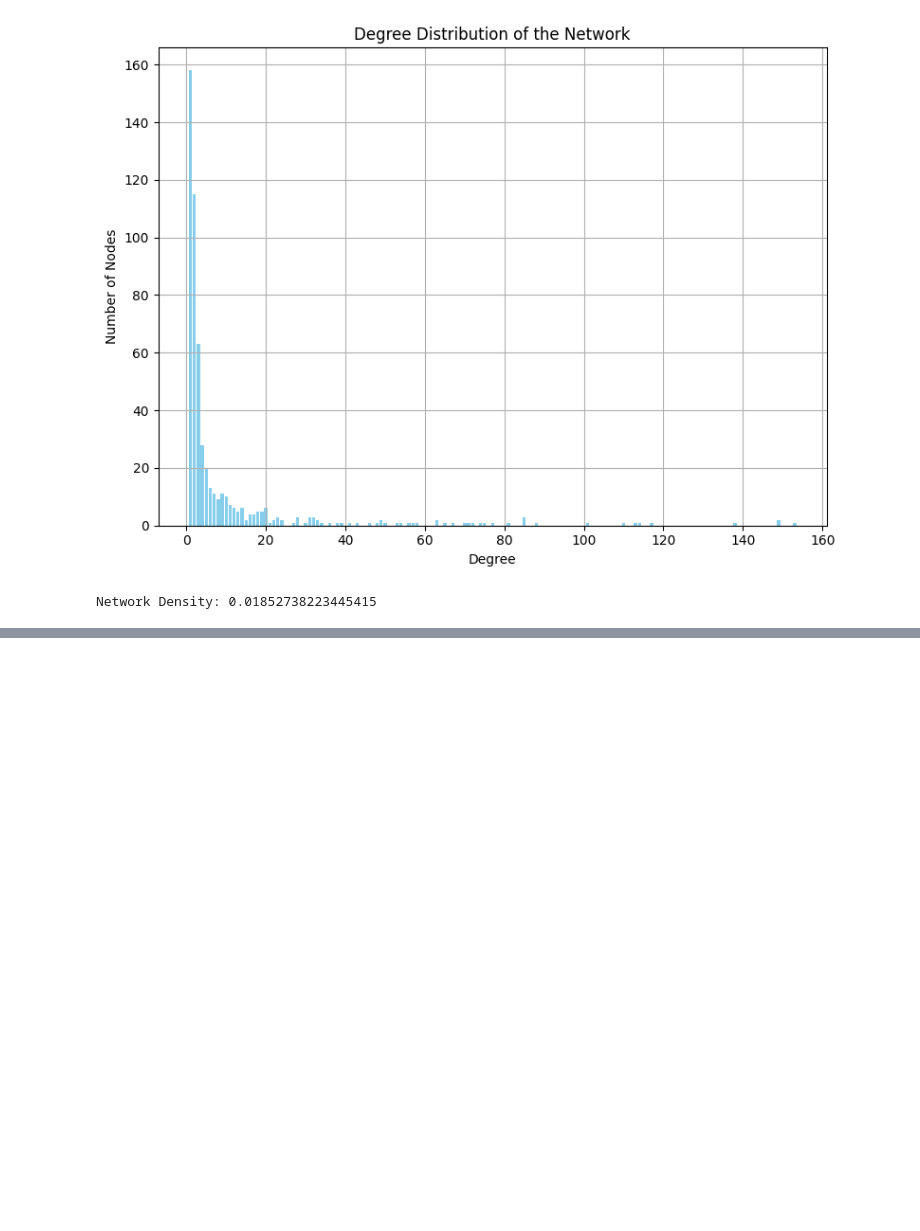
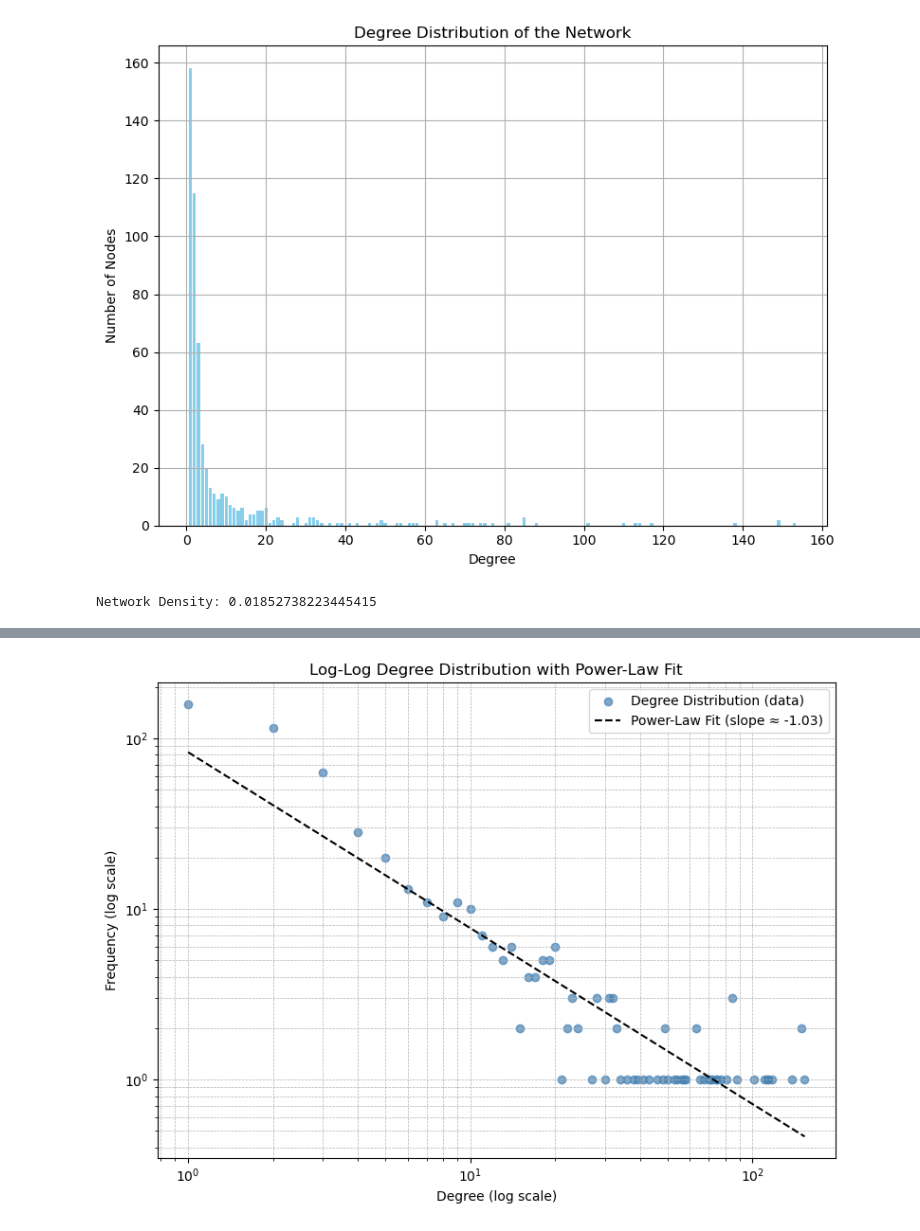
Before and after one commit to NeplayGames/ComplexNetwork, a Jupyter notebook: FinalProject.ipynb, the cells around one changed output, grey strips where cells are left out. Drawn from its saved outputs; the diff is of its cells as text; code cells hidden in the pictures; blank space fills up the shorter version.

```diff
--- a/FinalProject.ipynb
+++ b/FinalProject.ipynb
@@ -317 +319,51 @@ Small-world coefficient (σ): 23.787
 ✅ Network exhibits small-world properties.
+# %%
+import matplotlib.pyplot as plt
+import networkx as nx
+import numpy as np
+from collections import Counter
+from scipy.stats import linregress
+
+def plot_degree_distribution_with_powerlaw_fit(G):
+    # Compute degree sequence
+    degrees = [d for n, d in G.degree()]
+    degree_counts = Counter(degrees)
+
+    x = np.array(sorted(degree_counts.keys()))
+    y = np.array([degree_counts[k] for k in x])
+
+    # Filter out degrees <= 0 (log(0) is undefined)
+    x = x[x > 0]
+    y = y[:len(x)]
+
+    # Log transform
+    log_x = np.log10(x)
+    log_y = np.log10(y)
+
+    # Fit a linear model to the log-log data (this approximates power-law slope)
+    slope, intercept, r_value, p_value, std_err = linregress(log_x, log_y)
+    y_fit = 10**(intercept + slope * log_x)
+
+    # Plotting
+    plt.figure(figsize=(8, 6))
+    plt.scatter(x, y, color='steelblue', alpha=0.7, label='Degree Distribution (data)')
+    plt.plot(x, y_fit, color='black', linestyle='--', label=f'Power-Law Fit (slope ≈ {slope:.2f})')
+
+    plt.xscale('log')
+    plt.yscale('log')
+    plt.xlabel('Degree (log scale)')
+    plt.ylabel('Frequency (log scale)')
+    plt.title('Log-Log Degree Distribution with Power-Law Fit')
+    plt.legend()
+    plt.grid(True, which="both", linestyle='--', linewidth=0.5)
+    plt.tight_layout()
+    plt.show()
+
+# Load and convert the graph
+G = nx.read_graphml("Output.graphml")
+G = G.to_undirected()
+
+# Plot the degree distribution with power-law line
+plot_degree_distribution_with_powerlaw_fit(G)
+# %% [output]
+[figure, added]
```
Also changed, not shown: parts of 8 cells of this notebook, 6 other files.
